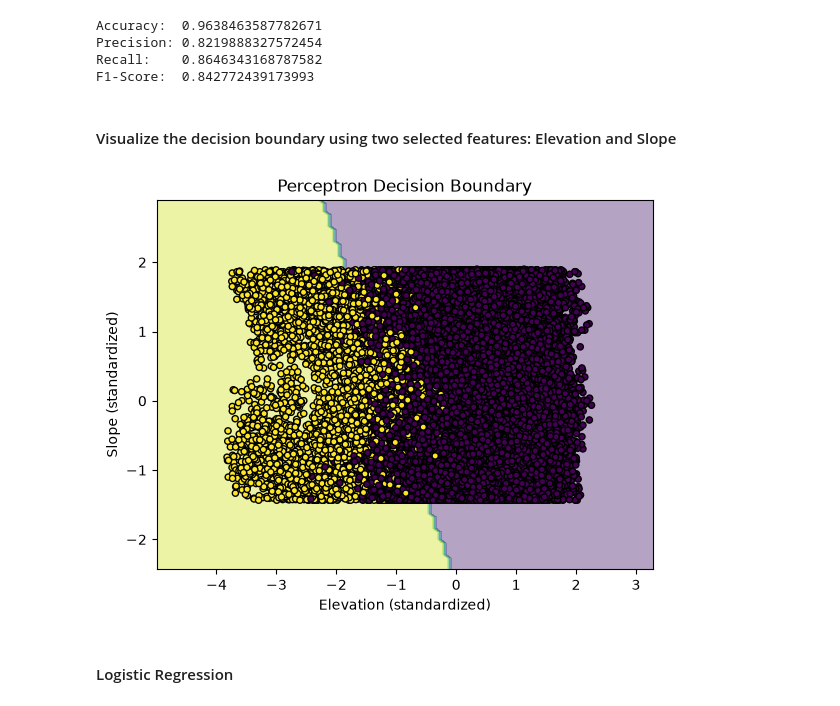
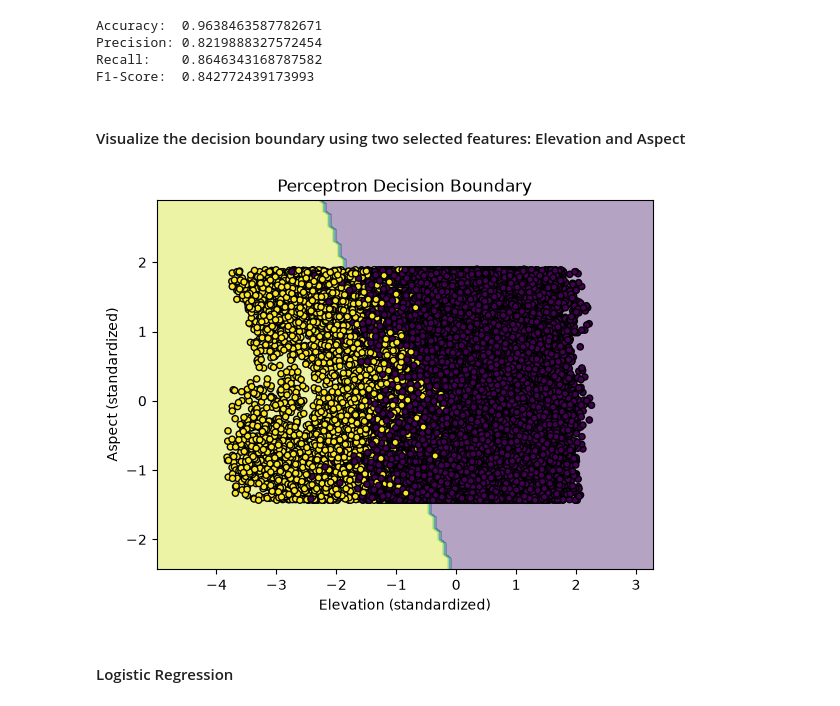
Before and after one commit to aanjum01/Deep-Learning-for-DS, a Jupyter notebook: Homework/Homework 1/Solution.ipynb, the cells around one changed output. Drawn from its saved outputs; the diff is of its cells as text; code cells hidden in the pictures.

Commit message:
Fixed comments and labels on graph

```diff
--- a/Homework/Homework 1/Solution.ipynb
+++ b/Homework/Homework 1/Solution.ipynb
@@ -120,7 +120,7 @@ Precision: 0.8219888327572454
 Recall:    0.8646343168787582
 F1-Score:  0.842772439173993
 # %% [markdown]
-#### Visualize the decision boundary using two selected features: Elevation and Slope
+#### Visualize the decision boundary using two selected features: Elevation and Aspect
 # %%
 import matplotlib.pyplot as plt
 import numpy as np
@@ -134,35 +134,35 @@ X_test_2_features = X_test[features]
 
 # Step 2
 scaler_features = StandardScaler()
 X_train_2_features_scaled = scaler_features.fit_transform(X_train_2_features)
 X_test_2_features_scaled= scaler_features.transform(X_test_2_features)
 
 # Step 3 Train 2 feature Perceptron
 perceptron_2d = Perceptron(random_state=45)
 perceptron_2d.fit(X_train_2_features_scaled, y_train)
 
 DecisionBoundaryDisplay.from_estimator(
     perceptron_2d,
     X_train_2_features_scaled,
     response_method="predict",
     alpha=0.4
 )
 
 plt.scatter(
     X_test_2_features_scaled[:, 0],
     X_test_2_features_scaled[:, 1],
     c=y_test,
     edgecolor="k",
     s=20
 )
 
 plt.xlabel("Elevation (standardized)")
-plt.ylabel("Slope (standardized)")
+plt.ylabel("Aspect (standardized)")
 plt.title("Perceptron Decision Boundary")
 
 plt.show()
 # %% [output]
-[figure, old version]
+[figure, new version]
 # %% [markdown]
 #### Logistic Regression
 # %%
```
Also changed, not shown: parts of 2 cells of this notebook, 2 other files.
